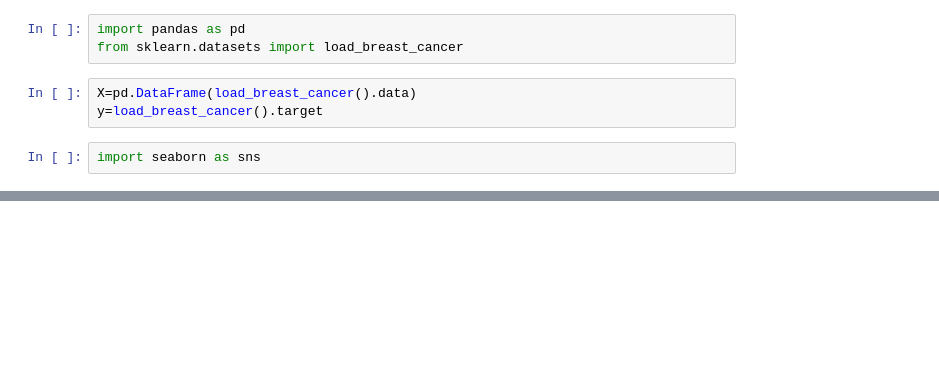
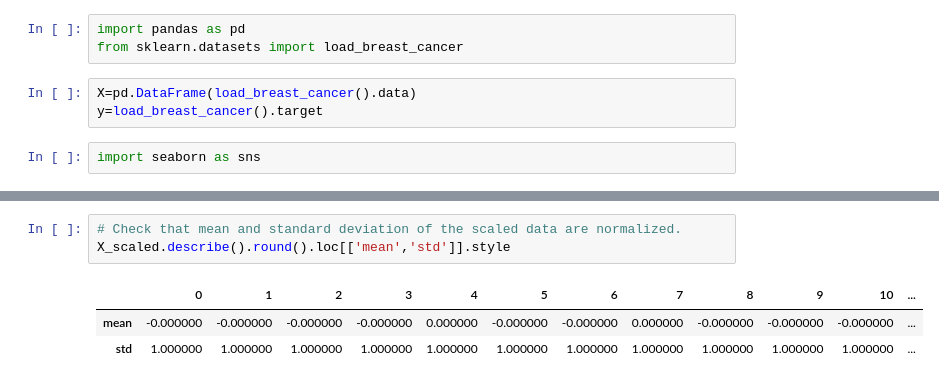
Before and after one commit to bbalbo/Various, a Jupyter notebook: breast_cancer_plot2.ipynb, the cells around one changed output, grey strips where cells are left out. Saved outputs shown, nothing was run; the diff lists cells and outputs as text; blank space fills up the shorter version.

```diff
--- a/breast_cancer_plot2.ipynb
+++ b/breast_cancer_plot2.ipynb
@@ -15,0 +37,7 @@ sns.pairplot(data=X, kind='reg',corner=True)
+# %%
+# Check that mean and standard deviation of the scaled data are normalized.
+X_scaled.describe().round().loc[['mean','std']].style
+# %% [output]
+|  | 0 | 1 | 2 | 3 | 4 | 5 | 6 | 7 | 8 | 9 | 10 | ... |
+| mean | -0.000000 | -0.000000 | -0.000000 | -0.000000 | 0.000000 | -0.000000 | -0.000000 | 0.000000 | -0.000000 | -0.000000 | -0.000000 | ... |
+| std | 1.000000 | 1.000000 | 1.000000 | 1.000000 | 1.000000 | 1.000000 | 1.000000 | 1.000000 | 1.000000 | 1.000000 | 1.000000 | ... |
```
Also changed, not shown: parts of 9 cells of this notebook.
